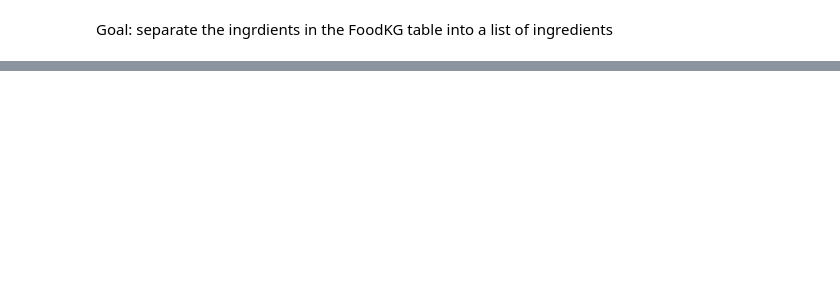
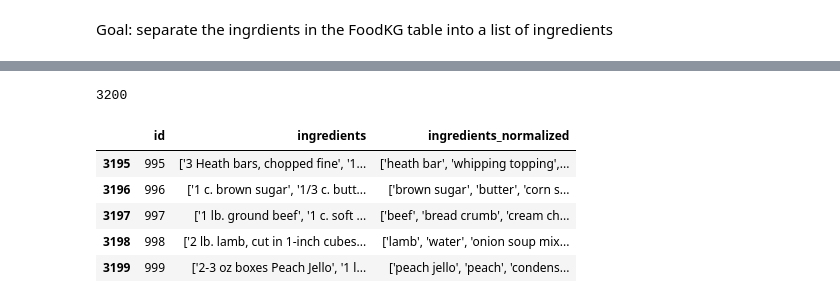
Before and after one commit to DirtyChay/food-knowledge-graph, a Jupyter notebook: process_food_kg.ipynb, the cells around one changed output, grey strips where cells are left out. Cells and saved outputs as stored; diff of their text form; code cells hidden in the pictures; blank space fills up the shorter version.

```diff
--- a/process_food_kg.ipynb
+++ b/process_food_kg.ipynb
@@ -47,8 +44,8 @@ except Exception as e:
 # %%
-# Test: query 5 rows
-query = "SELECT * FROM \"FoodKG\" LIMIT 5;"  # quotes protect uppercase table names
-df = pd.read_sql(query, engine)
-# display nicely
-pd.set_option('display.max_columns', None)  # show all columns
-pd.set_option('display.max_rows', 5)  # show up to 5 rows
-display(df)
+# # Test: query 5 rows
+# query = "SELECT * FROM \"FoodKG\" LIMIT 5;"  # quotes protect uppercase table names
+# df = pd.read_sql(query, engine)
+# # display nicely
+# pd.set_option('display.max_columns', None)  # show all columns
+# pd.set_option('display.max_rows', 5)  # show up to 5 rows
+# display(df)
@@ -151,3 +88,18 @@ food_kg_df["ingredients_normalized"] = food_kg_df["ingredients"].apply(extract_i
+# %%
+final_df = assemble_food_kg_df()
+# %%
+len(final_df)
+# %% [output]
+3200
+# %%
+final_df.tail()
+# %% [output]
+|  | id | ingredients | ingredients_normalized |
+| 3195 | 995 | ['3 Heath bars, chopped fine', '1... | ['heath bar', 'whipping topping',... |
+| 3196 | 996 | ['1 c. brown sugar', '1/3 c. butt... | ['brown sugar', 'butter', 'corn s... |
+| 3197 | 997 | ['1 lb. ground beef', '1 c. soft ... | ['beef', 'bread crumb', 'cream ch... |
+| 3198 | 998 | ['2 lb. lamb, cut in 1-inch cubes... | ['lamb', 'water', 'onion soup mix... |
+| 3199 | 999 | ['2-3 oz boxes Peach Jello', '1 l... | ['peach jello', 'peach', 'condens... |
 # %%
 # CSV can’t store native Python lists (they are objects), so use JSON dump
 ingredients_table = pd.DataFrame({
```
Also changed, not shown: parts of 16 cells of this notebook, 4 other files.
